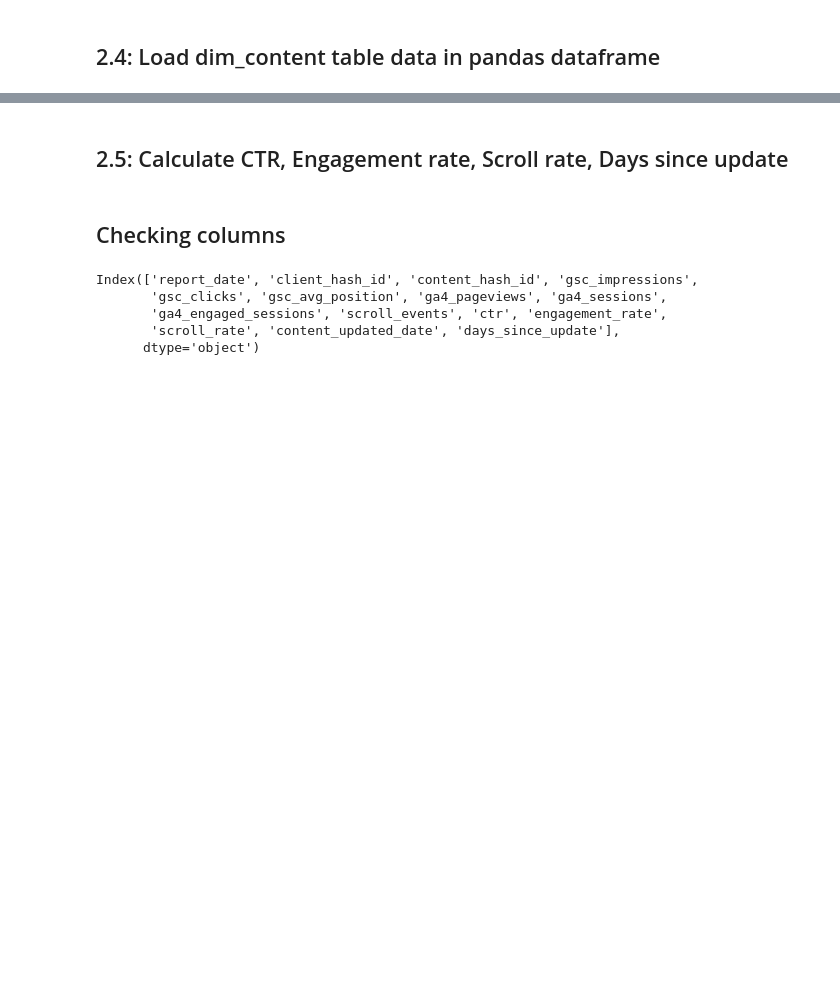
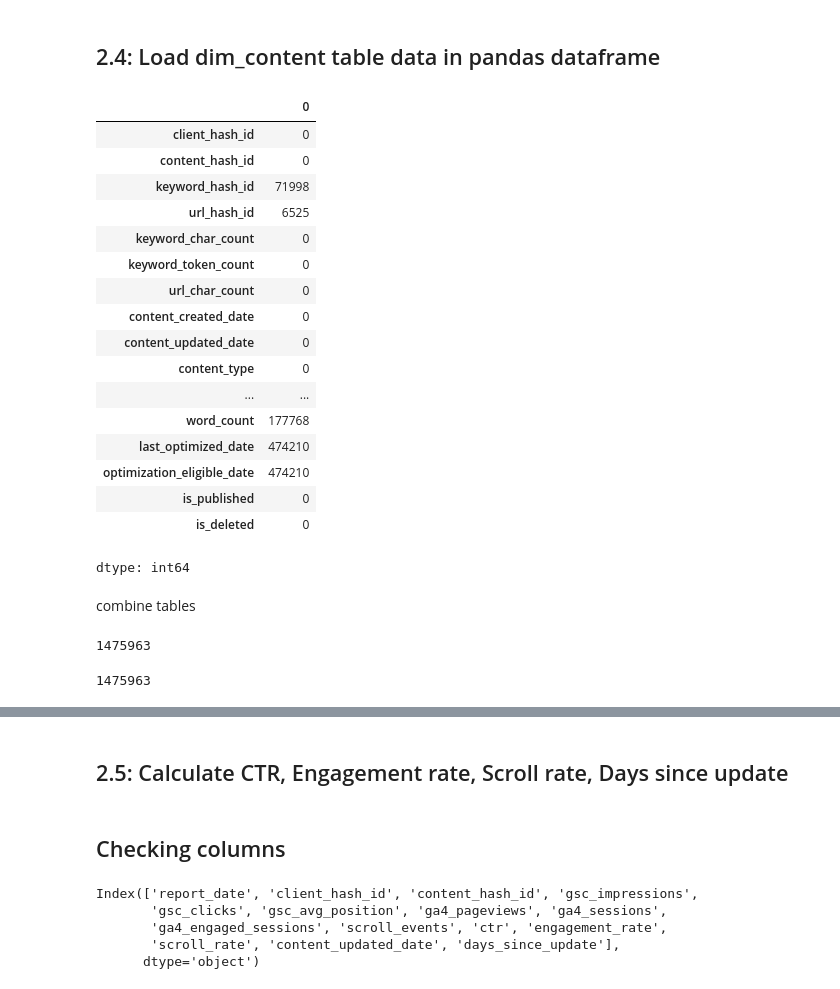
Before and after one commit to MuhammadFaizan0023/FlyRank_ML_internship_repo, a Jupyter notebook: work/notebooks/w04_baseline_score.ipynb, the cells around one changed output, grey strips where cells are left out. Drawn from its saved outputs; the diff is of its cells as text; code cells hidden in the pictures; blank space fills up the shorter version.

```diff
--- a/work/notebooks/w04_baseline_score.ipynb
+++ b/work/notebooks/w04_baseline_score.ipynb
@@ -190,2 +211,25 @@ dimf_content = con.sql(f"""
     FROM {TABLES['dim_content']}
 """).df()
+# %%
+dimf_content.isna().sum()
+# %% [output]
+|  | 0 |
+| client_hash_id | 0 |
+| content_hash_id | 0 |
+| keyword_hash_id | 71998 |
+| url_hash_id | 6525 |
+| keyword_char_count | 0 |
+| keyword_token_count | 0 |
+| url_char_count | 0 |
+| content_created_date | 0 |
+| content_updated_date | 0 |
+| content_type | 0 |
+| ... | ... |
+| word_count | 177768 |
+| last_optimized_date | 474210 |
+| optimization_eligible_date | 474210 |
+| is_published | 0 |
+| is_deleted | 0 |
+dtype: int64
+# %% [markdown]
+combine tables
@@ -191,0 +242,8 @@ dimf_content = con.sql(f"""
+# %%
+len(clients_last_3m)
+# %% [output]
+1475963
+# %%
+len(combined_data)
+# %% [output]
+1475963
```
Also changed, not shown: parts of 29 cells of this notebook.
